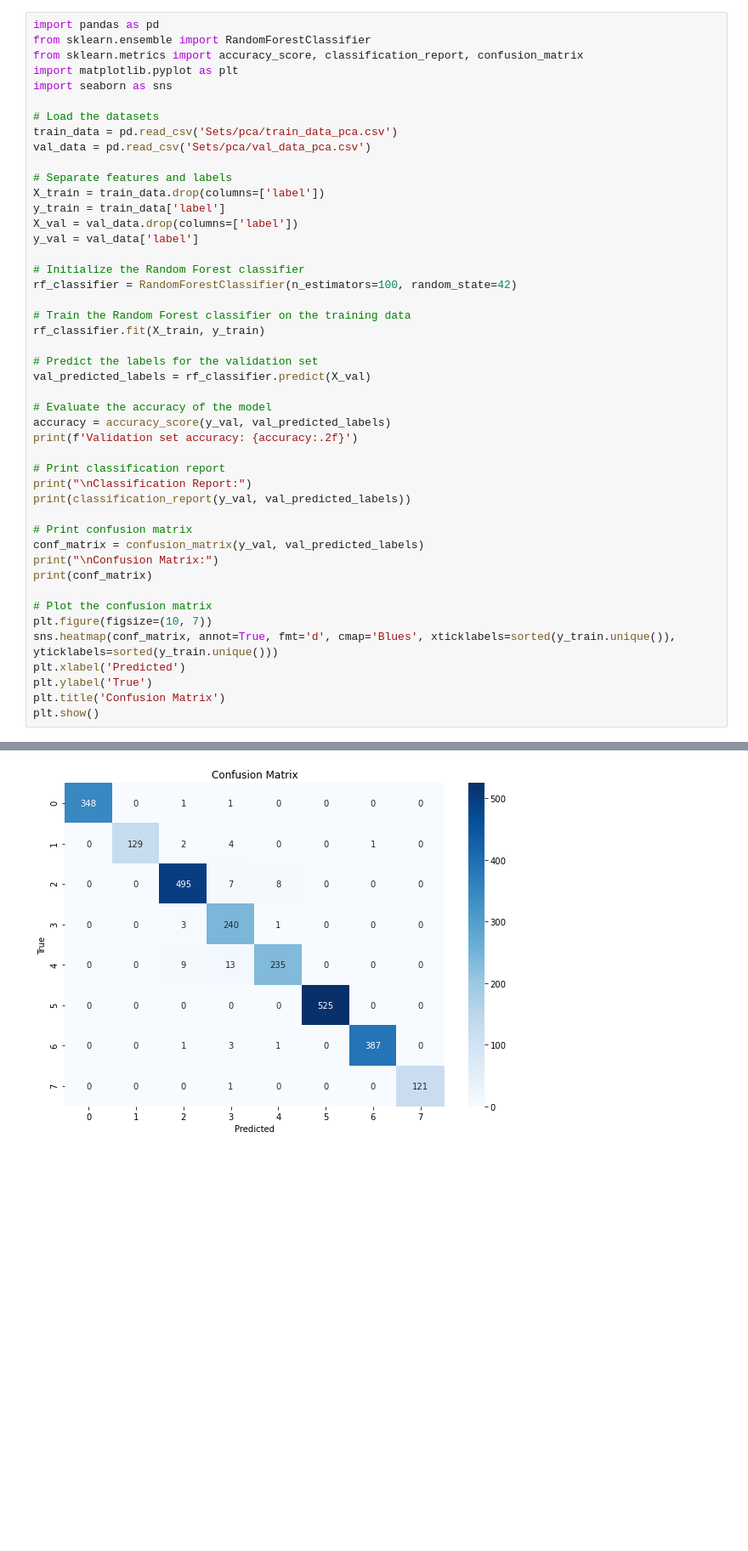
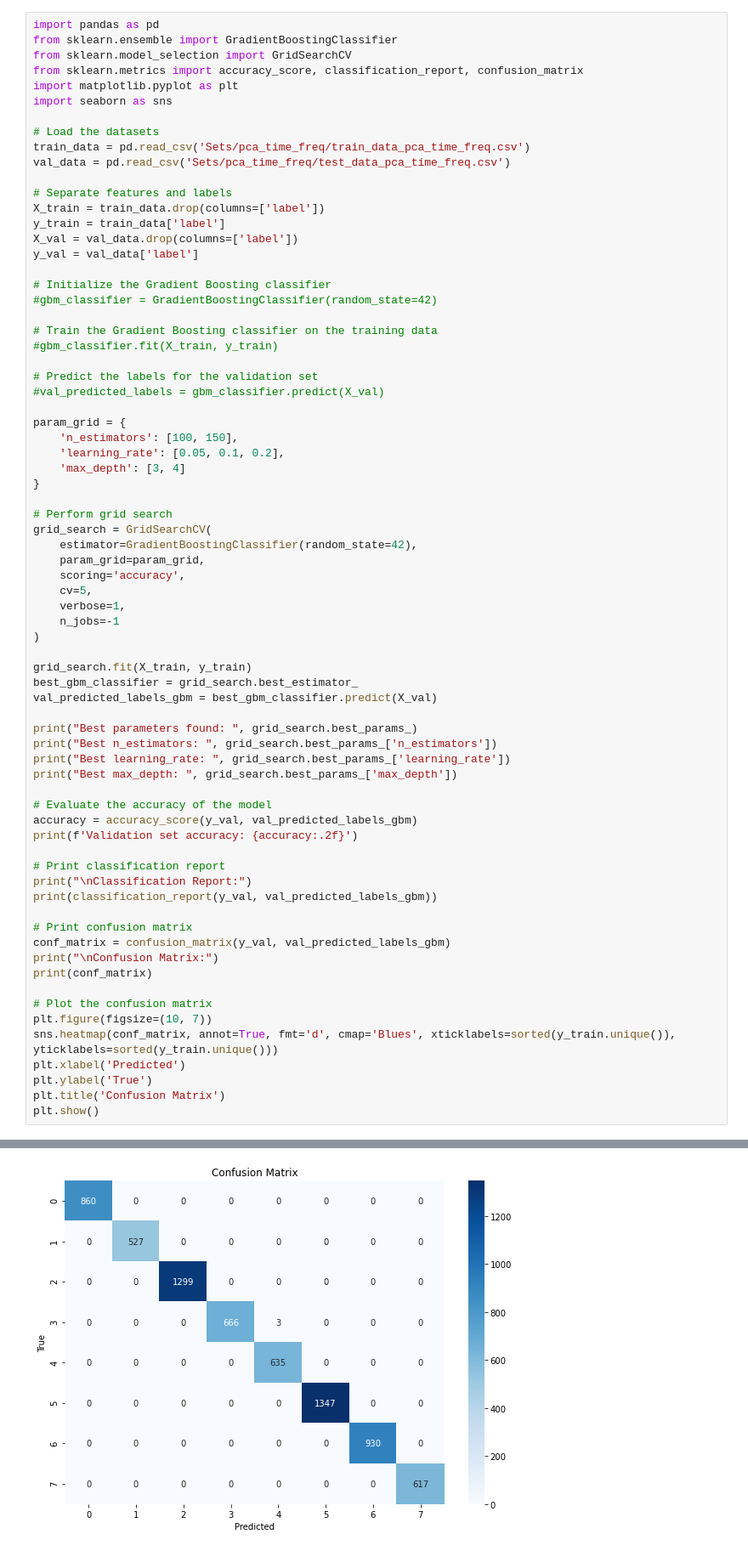
Before and after one commit to Wesleyvdhorst/MLQS_g67, a Jupyter notebook: Own Code/DecisionTree first try.ipynb, the cells around one changed output, grey strips where cells are left out. Shown: that part at 85% size. Drawn from its saved outputs; the diff is of its cells as text; blank space fills up the shorter version.

Commit message:
plots

```diff
--- a/Own Code/DecisionTree first try.ipynb
+++ b/Own Code/DecisionTree first try.ipynb
@@ -56,13 +193,14 @@ Classification Report:
 # %%
 import pandas as pd
-from sklearn.ensemble import RandomForestClassifier
+from sklearn.ensemble import GradientBoostingClassifier
+from sklearn.model_selection import GridSearchCV
 from sklearn.metrics import accuracy_score, classification_report, confusion_matrix
 import matplotlib.pyplot as plt
 import seaborn as sns
 
 # Load the datasets
-train_data = pd.read_csv('Sets/pca/train_data_pca.csv')
-val_data = pd.read_csv('Sets/pca/val_data_pca.csv')
+train_data = pd.read_csv('Sets/pca_time_freq/train_data_pca_time_freq.csv')
+val_data = pd.read_csv('Sets/pca_time_freq/test_data_pca_time_freq.csv')
 
 # Separate features and labels
 X_train = train_data.drop(columns=['label'])
@@ -70,25 +208,50 @@ y_train = train_data['label']
 X_val = val_data.drop(columns=['label'])
 y_val = val_data['label']
 
-# Initialize the Random Forest classifier
-rf_classifier = RandomForestClassifier(n_estimators=100, random_state=42)
+# Initialize the Gradient Boosting classifier
+#gbm_classifier = GradientBoostingClassifier(random_state=42)
 
-# Train the Random Forest classifier on the training data
-rf_classifier.fit(X_train, y_train)
+# Train the Gradient Boosting classifier on the training data
+#gbm_classifier.fit(X_train, y_train)
 
 # Predict the labels for the validation set
-val_predicted_labels = rf_classifier.predict(X_val)
+#val_predicted_labels = gbm_classifier.predict(X_val)
+
+param_grid = {
+    'n_estimators': [100, 150],
+    'learning_rate': [0.05, 0.1, 0.2],
+    'max_depth': [3, 4]
+}
+
+# Perform grid search
+grid_search = GridSearchCV(
+    estimator=GradientBoostingClassifier(random_state=42),
+    param_grid=param_grid,
+    scoring='accuracy',
+    cv=5,
+    verbose=1,
+    n_jobs=-1
+)
+
+grid_search.fit(X_train, y_train)
+best_gbm_classifier = grid_search.best_estimator_
+val_predicted_labels_gbm = best_gbm_classifier.predict(X_val)
+
+print("Best parameters found: ", grid_search.best_params_)
+print("Best n_estimators: ", grid_search.best_params_['n_estimators'])
+print("Best learning_rate: ", grid_search.best_params_['learning_rate'])
+print("Best max_depth: ", grid_search.best_params_['max_depth'])
 
 # Evaluate the accuracy of the model
-accuracy = accuracy_score(y_val, val_predicted_labels)
+accuracy = accuracy_score(y_val, val_predicted_labels_gbm)
 print(f'Validation set accuracy: {accuracy:.2f}')
 
 # Print classification report
 print("\nClassification Report:")
-print(classification_report(y_val, val_predicted_labels))
+print(classification_report(y_val, val_predicted_labels_gbm))
 
 # Print confusion matrix
-conf_matrix = confusion_matrix(y_val, val_predicted_labels)
+conf_matrix = confusion_matrix(y_val, val_predicted_labels_gbm)
 print("\nConfusion Matrix:")
 print(conf_matrix)
 
@@ -120 +283 @@ Classification Report:
-[figure, old version]
+[figure, new version]
```
Also changed, not shown: parts of 5 cells of this notebook, 3 other files.
